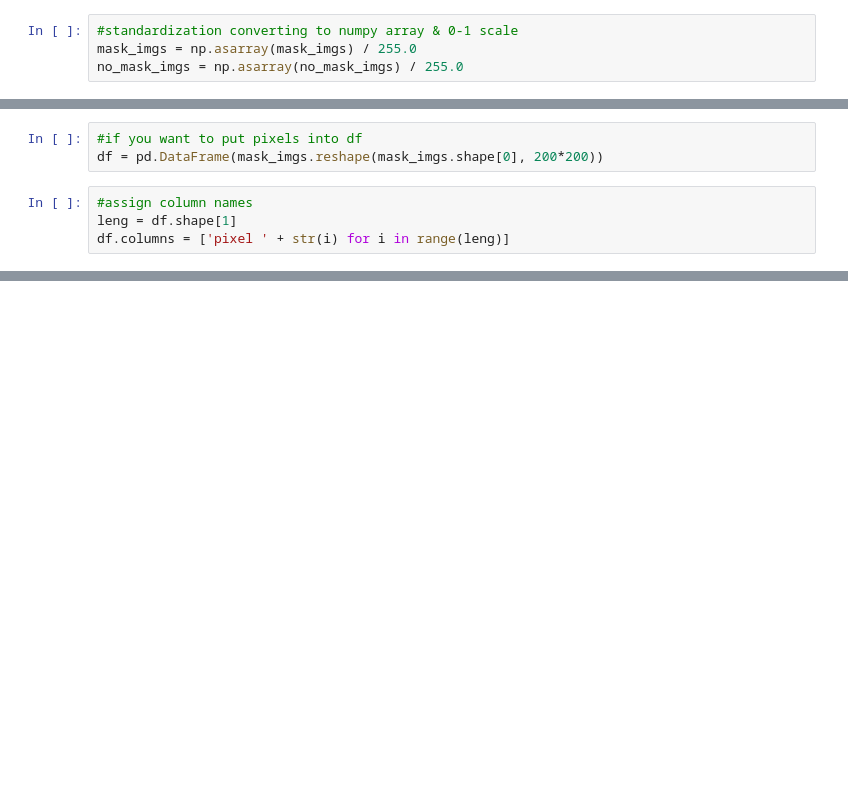
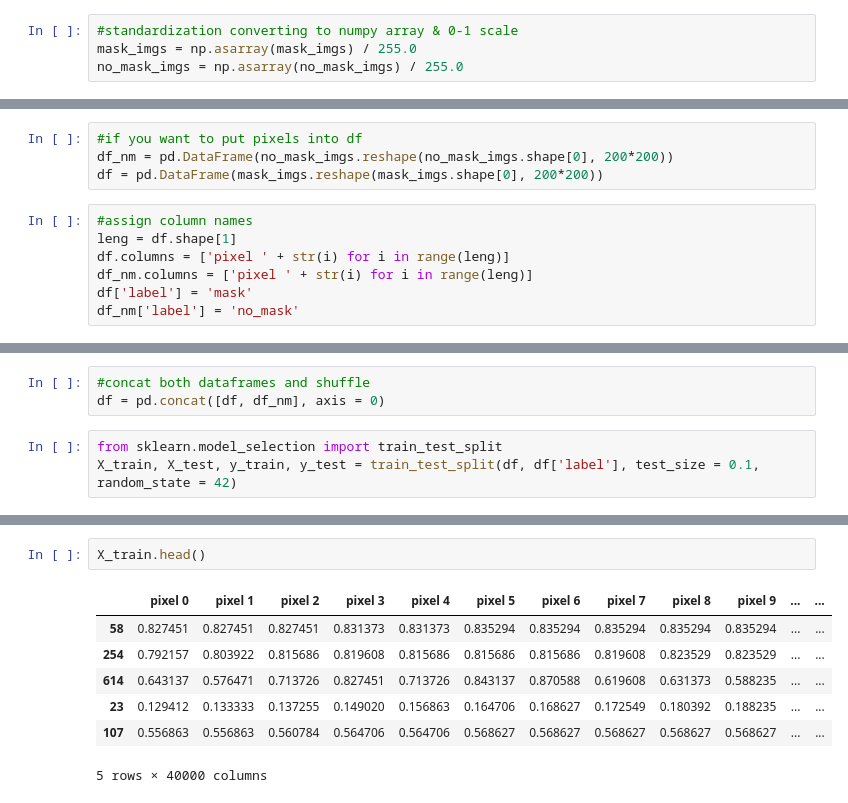
Before and after one commit to ZacharyJWyman/Mask-Detection, a Jupyter notebook: EDA Mask Classifier.ipynb, the cells around one changed output, grey strips where cells are left out. Drawn from its saved outputs; the diff is of its cells as text; blank space fills up the shorter version.

```diff
--- a/EDA Mask Classifier.ipynb
+++ b/EDA Mask Classifier.ipynb
@@ -41,7 +43,11 @@ mask_imgs.shape
 # %%
 #if you want to put pixels into df
+df_nm = pd.DataFrame(no_mask_imgs.reshape(no_mask_imgs.shape[0], 200*200))
 df = pd.DataFrame(mask_imgs.reshape(mask_imgs.shape[0], 200*200))
 # %%
 #assign column names
 leng = df.shape[1]
 df.columns = ['pixel ' + str(i) for i in range(leng)]
+df_nm.columns = ['pixel ' + str(i) for i in range(leng)]
+df['label'] = 'mask'
+df_nm['label'] = 'no_mask'
@@ -57,0 +54,6 @@ df.head()
+# %%
+#concat both dataframes and shuffle
+df = pd.concat([df, df_nm], axis = 0)
+# %%
+from sklearn.model_selection import train_test_split
+X_train, X_test, y_train, y_test = train_test_split(df, df['label'], test_size = 0.1, random_state = 42)
@@ -81,2 +104,12 @@ mask_imgs.shape
 # %% [output]
 (686, 200, 200, 1)
+# %%
+X_train.head()
+# %% [output]
+|  | pixel 0 | pixel 1 | pixel 2 | pixel 3 | pixel 4 | pixel 5 | pixel 6 | pixel 7 | pixel 8 | pixel 9 | ... | ... |
+| 58 | 0.827451 | 0.827451 | 0.827451 | 0.831373 | 0.831373 | 0.835294 | 0.835294 | 0.835294 | 0.835294 | 0.835294 | ... | ... |
+| 254 | 0.792157 | 0.803922 | 0.815686 | 0.819608 | 0.815686 | 0.815686 | 0.815686 | 0.819608 | 0.823529 | 0.823529 | ... | ... |
+| 614 | 0.643137 | 0.576471 | 0.713726 | 0.827451 | 0.713726 | 0.843137 | 0.870588 | 0.619608 | 0.631373 | 0.588235 | ... | ... |
+| 23 | 0.129412 | 0.133333 | 0.137255 | 0.149020 | 0.156863 | 0.164706 | 0.168627 | 0.172549 | 0.180392 | 0.188235 | ... | ... |
+| 107 | 0.556863 | 0.556863 | 0.560784 | 0.564706 | 0.564706 | 0.568627 | 0.568627 | 0.568627 | 0.568627 | 0.568627 | ... | ... |
+5 rows × 40000 columns
```
Also changed, not shown: parts of 11 cells of this notebook, 2 other files.
